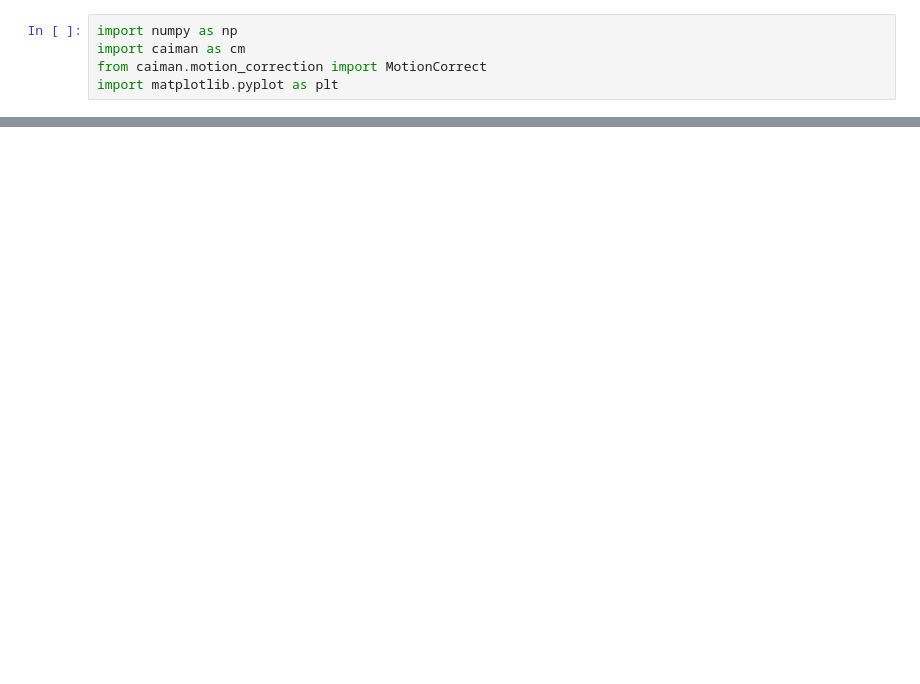
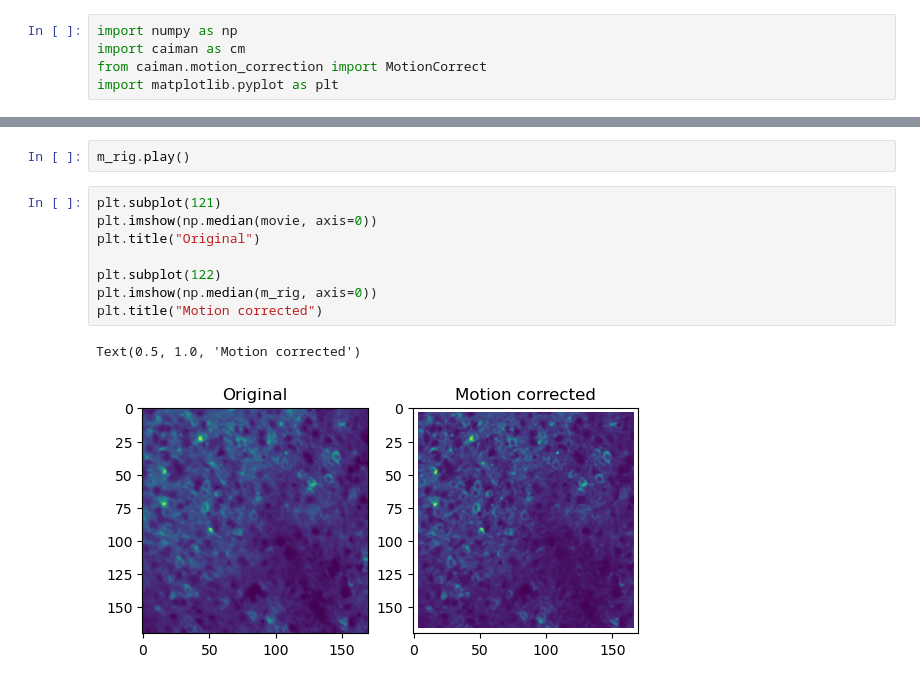
Before and after one commit to ibehave-ibots/Intro-To-Calcium-Imaging-Analysis, a Jupyter notebook: data_exploration/Caiman Motion Correction.ipynb, the cells around one changed output, grey strips where cells are left out. Drawn from its saved outputs; the diff is of its cells as text; blank space fills up the shorter version.

Commit message:
motion correction

```diff
--- a/data_exploration/Caiman Motion Correction.ipynb
+++ b/data_exploration/Caiman Motion Correction.ipynb
@@ -14,0 +22,13 @@ m_rig.play()
+# %%
+m_rig.play()
+# %%
+plt.subplot(121)
+plt.imshow(np.median(movie, axis=0))
+plt.title("Original")
+
+plt.subplot(122)
+plt.imshow(np.median(m_rig, axis=0))
+plt.title("Motion corrected")
+# %% [output]
+Text(0.5, 1.0, 'Motion corrected')
+[figure, added]
```
Also changed, not shown: parts of 18 cells of this notebook, 1 other file.
